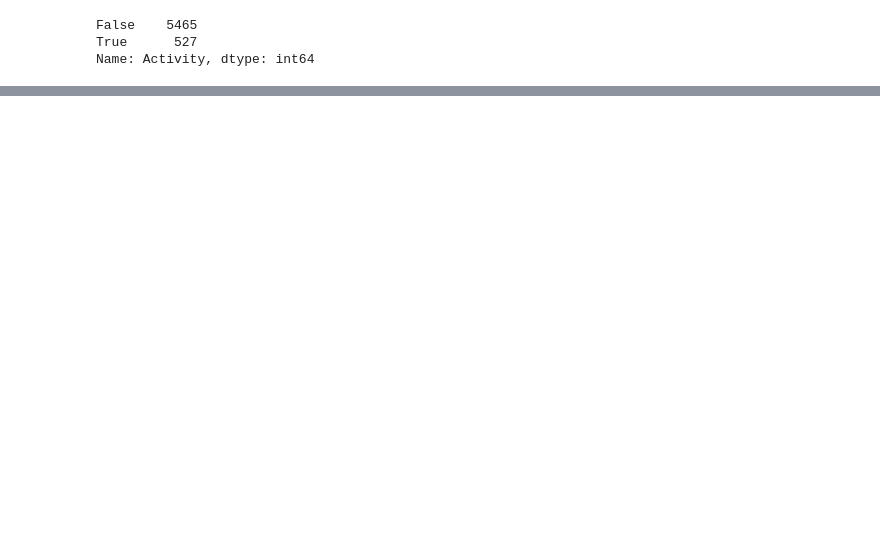
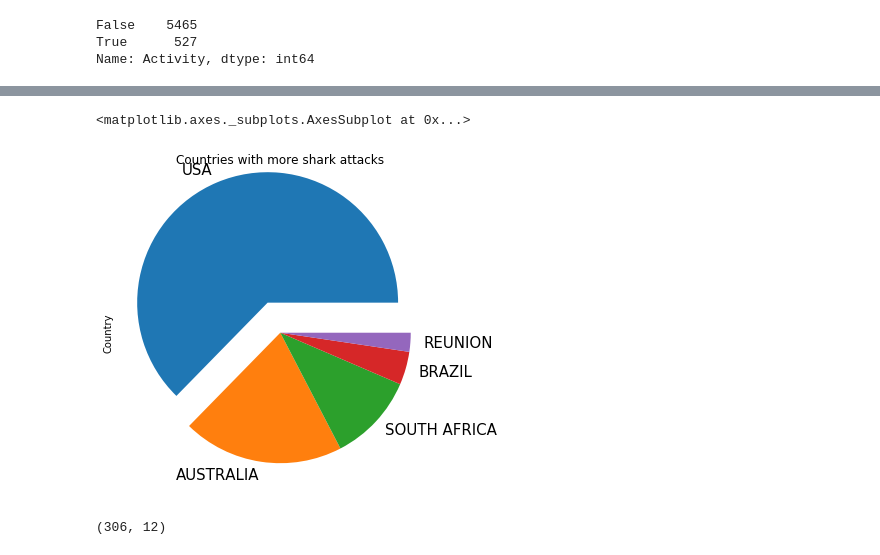
Before and after one commit to patricrp/Shark_Analysis, a Jupyter notebook: Sharkies.ipynb, the cells around one changed output, grey strips where cells are left out. Drawn from its saved outputs; the diff is of its cells as text; code cells hidden in the pictures; blank space fills up the shorter version.

```diff
--- a/Sharkies.ipynb
+++ b/Sharkies.ipynb
@@ -201,3 +209,8 @@ shark_df.head()
 | 4 | 2016.09.15 | 16-Sep-16 | 2016 | AUSTRALIA | Victoria | Bells Beach | Surfing | male | M | NaN | ... |
 # %%
 #Conocer cuántos ataques a surfistas ha habido
+
+surf_df = shark_df[(shark_df['Activity'] == 'Surfing')]
+surf_df.shape
+
+#904 ataques a surfistas
@@ -203,0 +243,15 @@ shark_df.head()
+# %%
+#Pintar una gráfica con los 5 países con mayor registro de ataques por tiburón.
+
+%matplotlib inline
+surf_df.Country.value_counts().nlargest(5).plot.pie(labels=['USA', 'AUSTRALIA', 'SOUTH AFRICA', 'BRAZIL', 'REUNION'], fontsize=15, figsize=(6, 6), explode=(0.15, 0, 0, 0, 0), title = 'Countries with more shark attacks')
+# %% [output]
+<matplotlib.axes._subplots.AxesSubplot at 0x...>
+[figure, added]
+# %%
+#Seleccionar las regiones de la costa oeste de USA. Areas: Alaska, Hawai, California, Oregon y Washington
+
+surf_west = shark_df.loc[(shark_df.Area.isin(('Alaska', 'Hawai', 'California', 'Oregon', 'Washington')))]
+surf_west.shape
+# %% [output]
+(306, 12)
```
Also changed, not shown: parts of 8 cells of this notebook.
